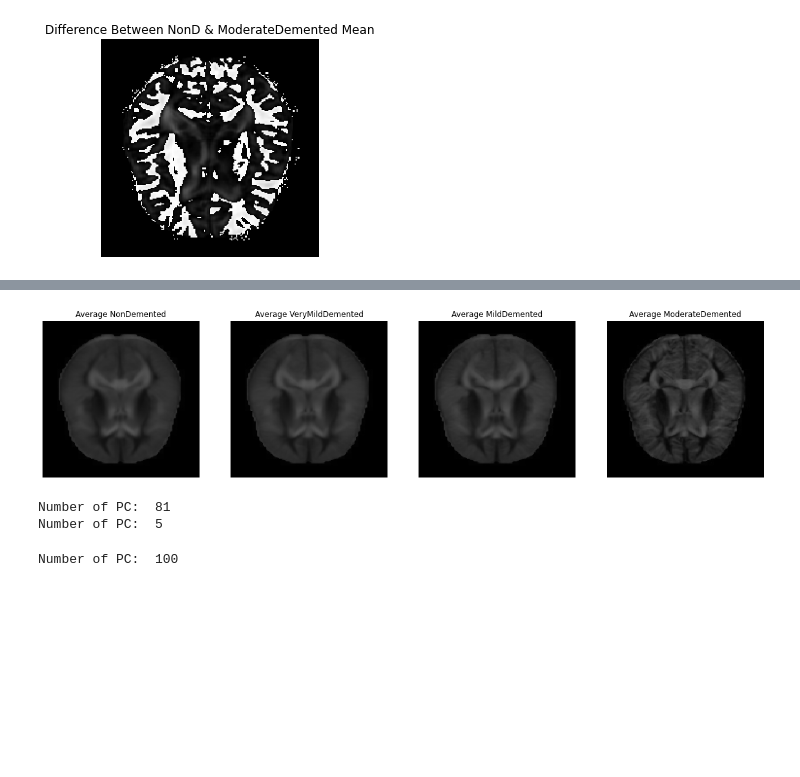
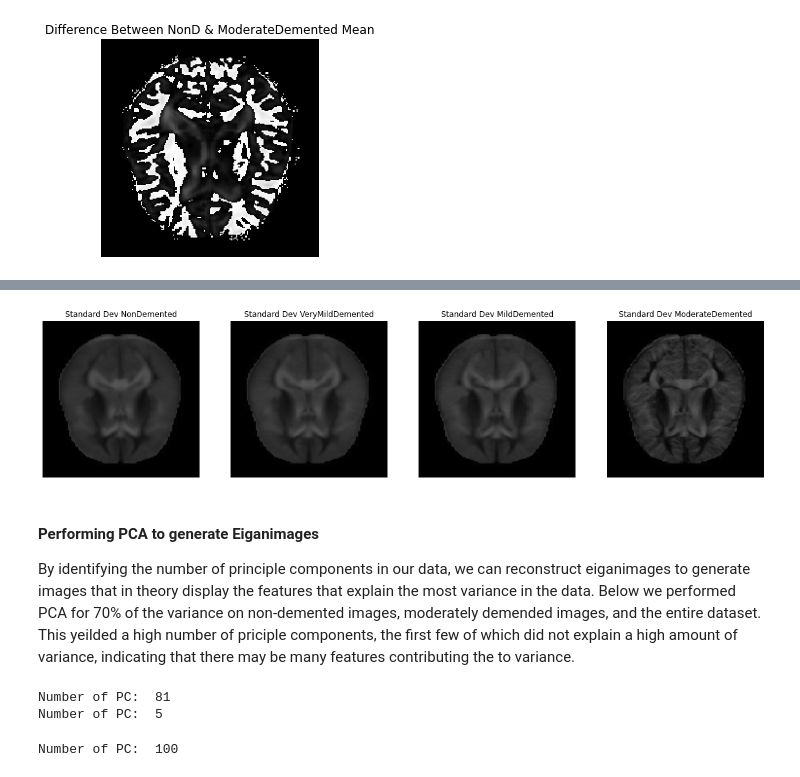
Before and after one commit to Jacobheyman702/Alzheimer_Image_classifier-, a Jupyter notebook: Image_analysis.ipynb, the cells around one changed output, grey strips where cells are left out. Drawn from its saved outputs; the diff is of its cells as text; code cells hidden in the pictures; blank space fills up the shorter version.

```diff
--- a/Image_analysis.ipynb
+++ b/Image_analysis.ipynb
@@ -167,19 +173,11 @@ plt.show()
 # %%
 fig, ax = plt.subplots(nrows=1,ncols=4,figsize=(20,5))
-
-def find_std_img(full_mat, ax, title, size = (224, 224)):
-    # calculate the average
-    std_img = np.std(full_mat, axis = 0)
-    # reshape it back to a matrix
-    #mean_img = mean_img.reshape(size)
-    ax.imshow(std_img, vmin=0, vmax=255, cmap='Greys_r')
-    ax.set_title(f'Average {title}')
-    ax.axis('off')
-    return std_img
 
 NonD_std = find_std_img(NonD_images, ax[0], 'NonDemented')
 veryMild_std = find_std_img(veryMild_images, ax[1],'VeryMildDemented')
 mild_std = find_std_img(mild_images, ax[2],'MildDemented')
 Moderate_std = find_std_img(moderate_images,ax[3], 'ModerateDemented')
+
+plt.savefig('./images/std.png')
 # %% [output]
-[figure, old version]
+[figure, new version]
@@ -189,20 +184,13 @@ from math import ceil
-# %%
-def eigenimages(full_mat, title, n_comp = 0.7):
-    # fit PCA to describe n_comp * variability in the class
-    size = (full_mat.shape[0],(224*224*3))
-    array = np.reshape(full_mat, size)
-    pca = PCA(n_components = n_comp, whiten = True)
-    pca.fit(array)
-    print('Number of PC: ', pca.n_components_)
-    return pca
-
-
-
-non_eigan = eigenimages(NonD_images, 'NORMAL')
-moderate_eigan= eigenimages(moderate_images, 'Moderate')
-# %% [output]
-Number of PC:  81
-Number of PC:  5
+# %% [markdown]
+#### Performing PCA to generate Eiganimages
+
+By identifying the number of principle components in our data, we can reconstruct eiganimages to generate images that in theory display the features that explain the most variance in the data. Below we performed PCA for 70% of the variance on non-demented images, moderately demended images, and the entire dataset. This yeilded a high number of priciple components, the first few of which did not explain a high amount of variance, indicating that there may be many features contributing the to variance.
+# %%
+non_eigan = eigenimages(NonD_images, 'NORMAL')
+moderate_eigan= eigenimages(moderate_images, 'Moderate')
+# %% [output]
+Number of PC:  81
+Number of PC:  5
 # %%
 eigan_data = eigenimages(train_images, 'All')
 # %% [output]
```
Also changed, not shown: parts of 60 cells of this notebook, 11 other files.
